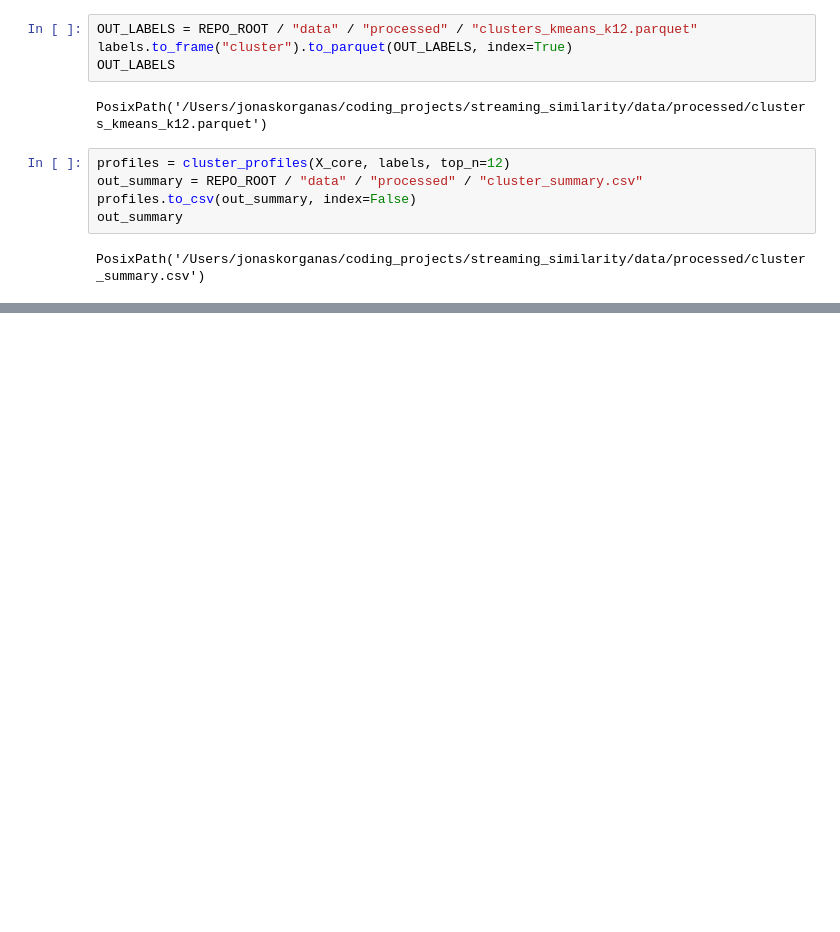
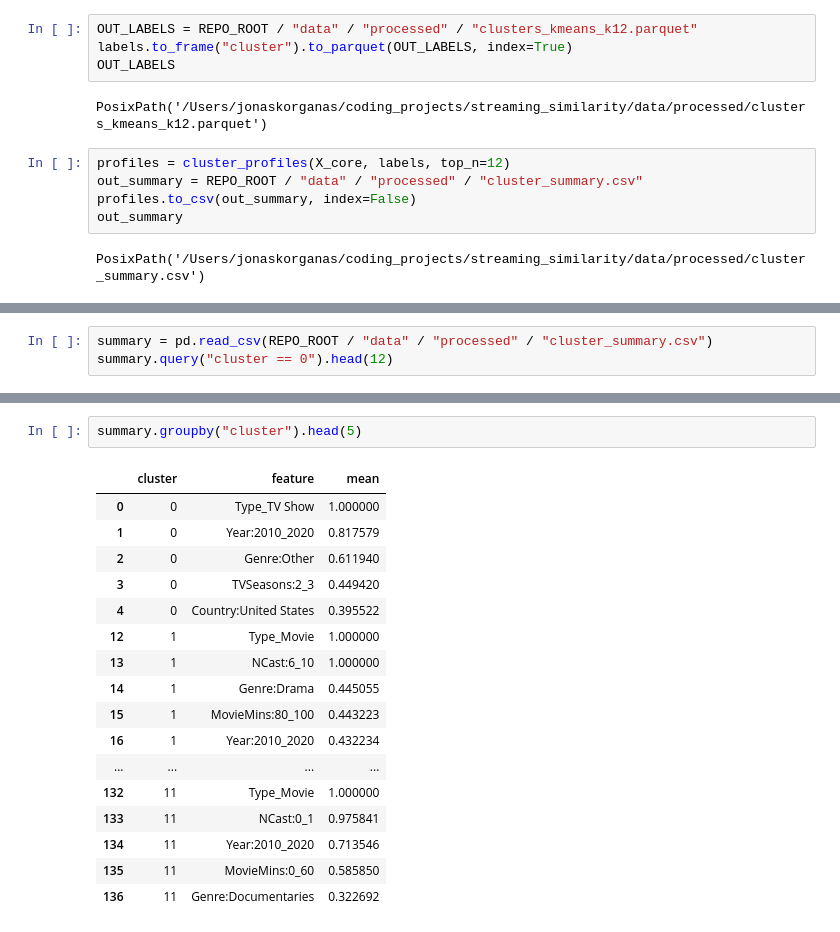
Before and after one commit to JediJoni/streaming_similarity, a Jupyter notebook: notebooks/04_clustering.ipynb, the cells around one changed output, grey strips where cells are left out. Saved outputs shown, nothing was run; the diff lists cells and outputs as text; blank space fills up the shorter version.

```diff
--- a/notebooks/04_clustering.ipynb
+++ b/notebooks/04_clustering.ipynb
@@ -76,0 +105,3 @@ catalog[["title", "platform", "type", "release_year", "cluster"]].sample(10)
+# %%
+summary = pd.read_csv(REPO_ROOT / "data" / "processed" / "cluster_summary.csv")
+summary.query("cluster == 0").head(12)
@@ -76,0 +122,20 @@ catalog[["title", "platform", "type", "release_year", "cluster"]].sample(10)
+# %%
+summary.groupby("cluster").head(5)
+# %% [output]
+|  | cluster | feature | mean |
+| 0 | 0 | Type_TV Show | 1.000000 |
+| 1 | 0 | Year:2010_2020 | 0.817579 |
+| 2 | 0 | Genre:Other | 0.611940 |
+| 3 | 0 | TVSeasons:2_3 | 0.449420 |
+| 4 | 0 | Country:United States | 0.395522 |
+| 12 | 1 | Type_Movie | 1.000000 |
+| 13 | 1 | NCast:6_10 | 1.000000 |
+| 14 | 1 | Genre:Drama | 0.445055 |
+| 15 | 1 | MovieMins:80_100 | 0.443223 |
+| 16 | 1 | Year:2010_2020 | 0.432234 |
+| ... | ... | ... | ... |
+| 132 | 11 | Type_Movie | 1.000000 |
+| 133 | 11 | NCast:0_1 | 0.975841 |
+| 134 | 11 | Year:2010_2020 | 0.713546 |
+| 135 | 11 | MovieMins:0_60 | 0.585850 |
+| 136 | 11 | Genre:Documentaries | 0.322692 |
```
Also changed, not shown: parts of 9 cells of this notebook, 8 other files.
